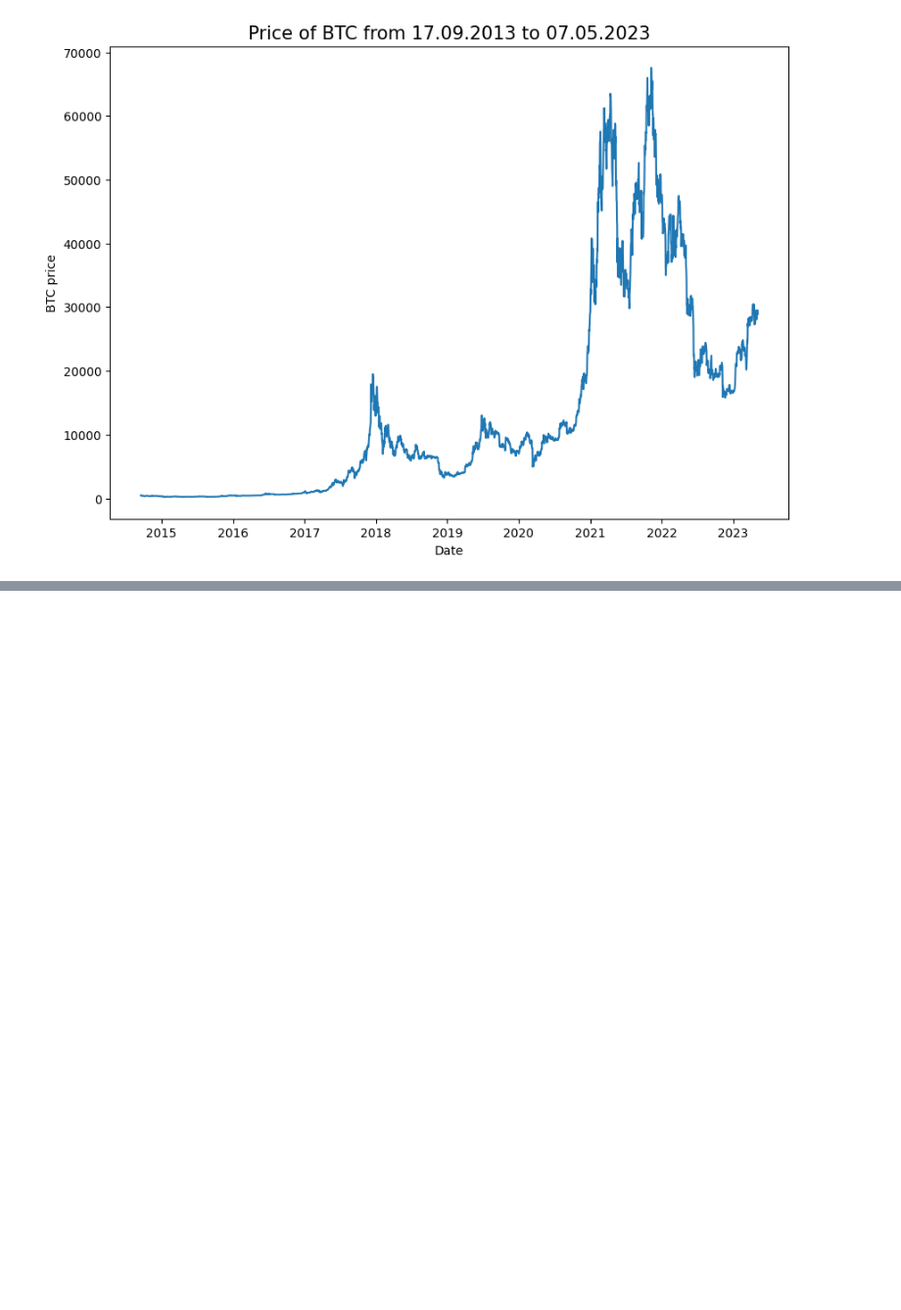
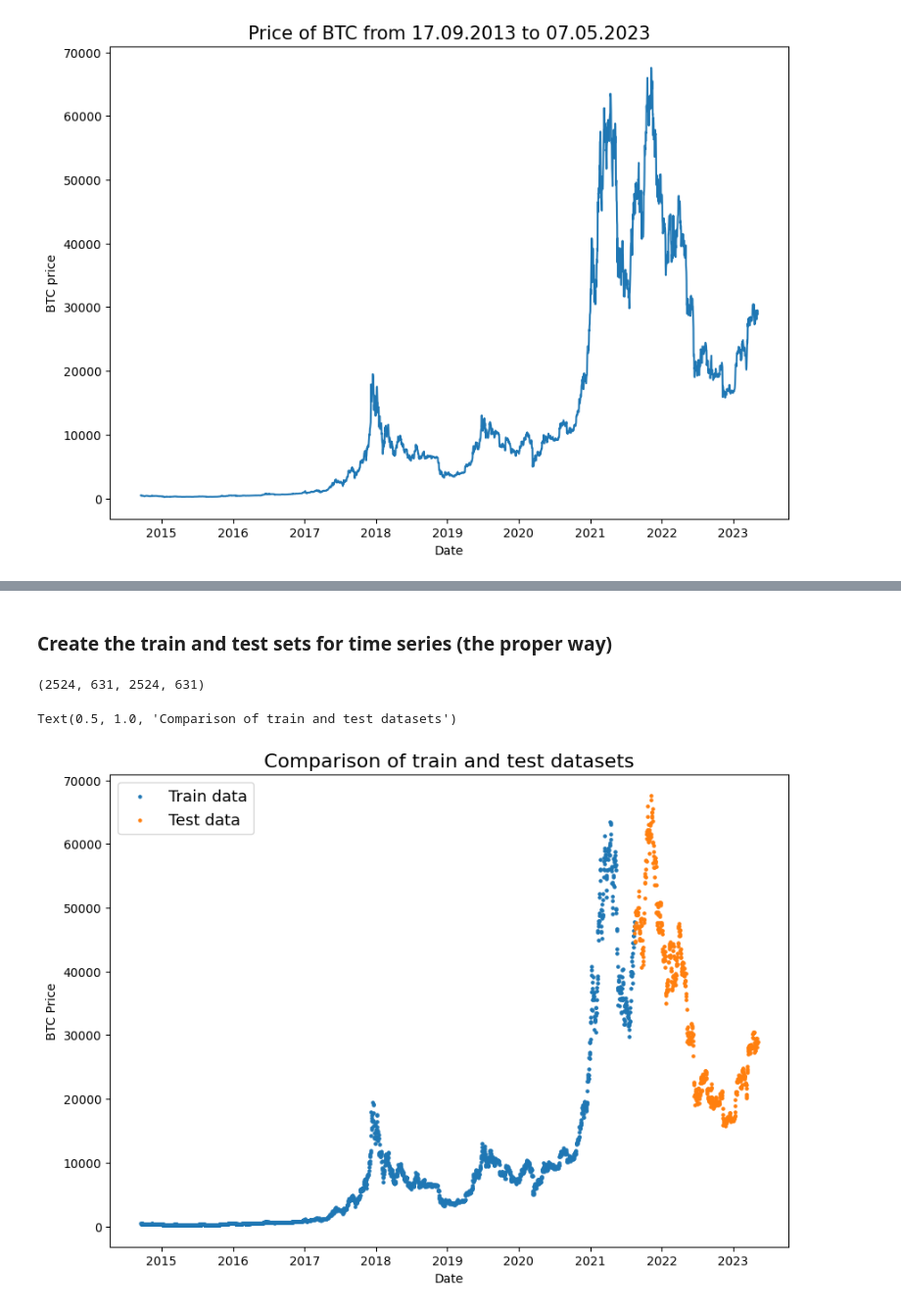
Before and after one commit to pawelkiszczak/tensorflow, a Jupyter notebook: colab_notebooks/10_time_series_forecasting_with_tensorflow.ipynb, the cells around one changed output, grey strips where cells are left out. Shown: that part at 98% size. Saved outputs shown, nothing was run; the diff lists cells and outputs as text; code cells hidden in the pictures; blank space fills up the shorter version.

```diff
--- a/colab_notebooks/10_time_series_forecasting_with_tensorflow.ipynb
+++ b/colab_notebooks/10_time_series_forecasting_with_tensorflow.ipynb
@@ -152,0 +194,24 @@ Text(0, 0.5, 'BTC price')
+# %% [markdown]
+### Create the train and test sets for time series (the proper way)
+# %%
+split_size = int(0.8 * len(prices)) # 80% test, 20% test; can be changed as needed
+
+# Create proper splits
+X_train, y_train = timesteps[:split_size], prices[:split_size]
+X_test, y_test = timesteps[split_size:], prices[split_size:]
+
+len(X_train), len(X_test), len(y_train), len(y_test)
+# %% [output]
+(2524, 631, 2524, 631)
+# %%
+# Plot the correct splits
+plt.figure(figsize=(10,7))
+plt.scatter(X_train, y_train, s=5, label='Train data')
+plt.scatter(X_test, y_test, s=5, label='Test data')
+plt.xlabel('Date')
+plt.ylabel('BTC Price')
+plt.legend(fontsize=13)
+plt.title('Comparison of train and test datasets', fontsize=16)
+# %% [output]
+Text(0.5, 1.0, 'Comparison of train and test datasets')
+[figure, added]
```
Also changed, not shown: parts of 14 cells of this notebook.
